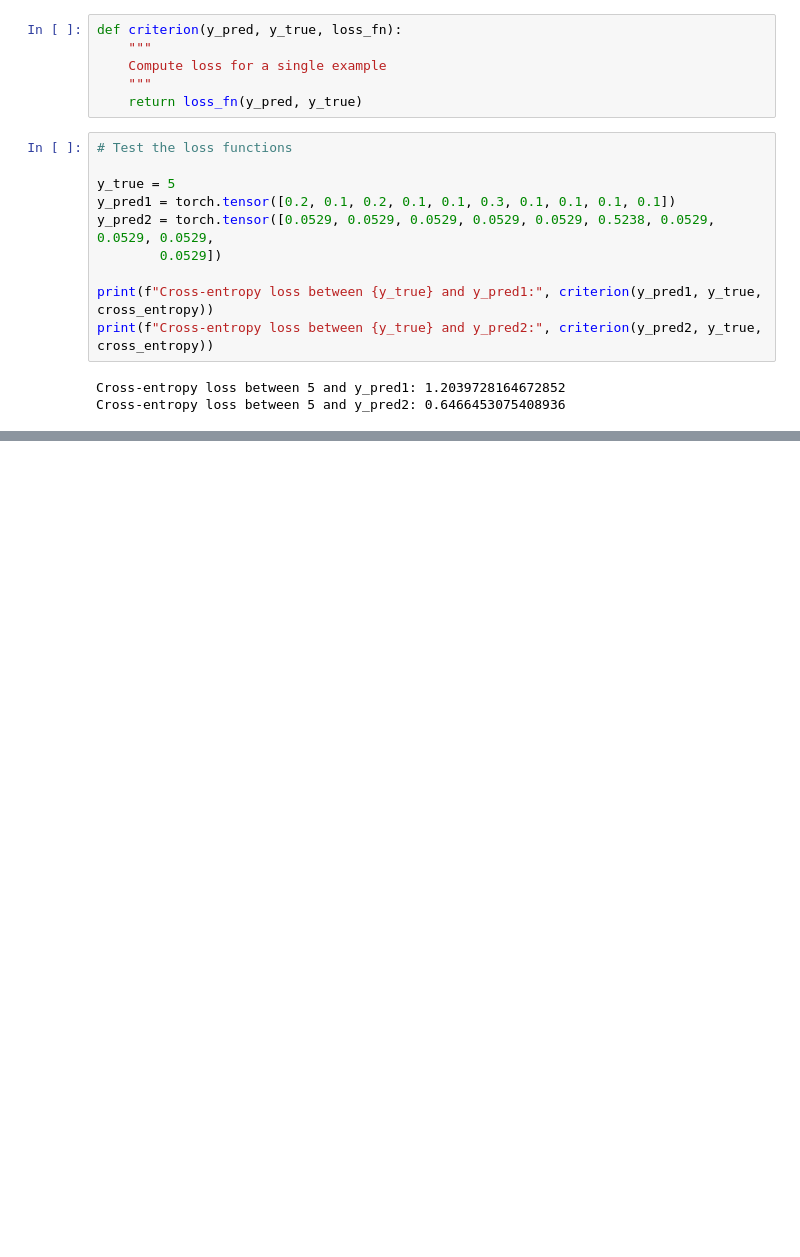
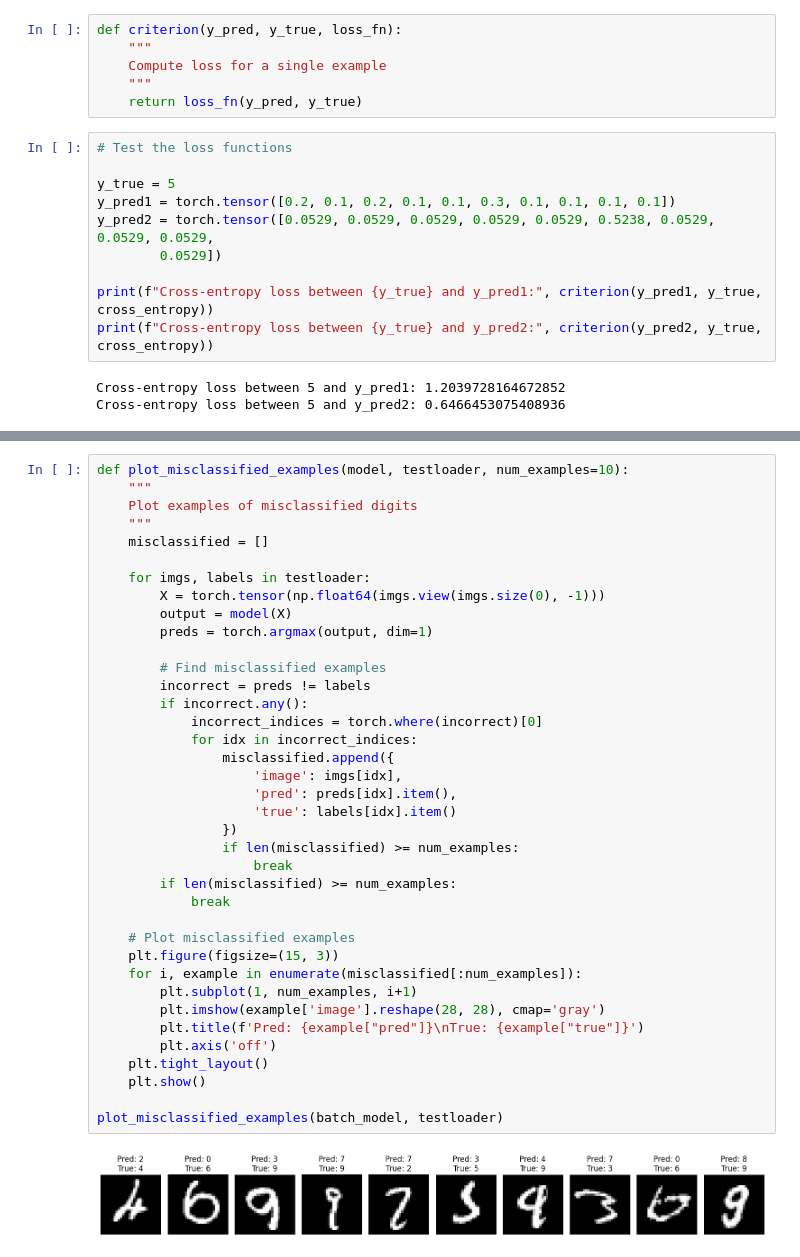
Before and after one commit to adrianlamdev/mnist-classifier, a Jupyter notebook: notebooks/mnist_classifier_mlp.ipynb, the cells around one changed output, grey strips where cells are left out. Cells and saved outputs as stored; diff of their text form; blank space fills up the shorter version.

```diff
--- a/notebooks/mnist_classifier_mlp.ipynb
+++ b/notebooks/mnist_classifier_mlp.ipynb
@@ -521,0 +839,40 @@ class BatchBLPClassifier:
+# %%
+def plot_misclassified_examples(model, testloader, num_examples=10):
+    """
+    Plot examples of misclassified digits
+    """
+    misclassified = []
+
+    for imgs, labels in testloader:
+        X = torch.tensor(np.float64(imgs.view(imgs.size(0), -1)))
+        output = model(X)
+        preds = torch.argmax(output, dim=1)
+
+        # Find misclassified examples
+        incorrect = preds != labels
+        if incorrect.any():
+            incorrect_indices = torch.where(incorrect)[0]
+            for idx in incorrect_indices:
+                misclassified.append({
+                    'image': imgs[idx],
+                    'pred': preds[idx].item(),
+                    'true': labels[idx].item()
+                })
+                if len(misclassified) >= num_examples:
+                    break
+        if len(misclassified) >= num_examples:
+            break
+
+    # Plot misclassified examples
+    plt.figure(figsize=(15, 3))
+    for i, example in enumerate(misclassified[:num_examples]):
+        plt.subplot(1, num_examples, i+1)
+        plt.imshow(example['image'].reshape(28, 28), cmap='gray')
+        plt.title(f'Pred: {example["pred"]}\nTrue: {example["true"]}')
+        plt.axis('off')
+    plt.tight_layout()
+    plt.show()
+
+plot_misclassified_examples(batch_model, testloader)
+# %% [output]
+[figure, added]
```
Also changed, not shown: parts of 42 cells of this notebook, 2 other files.
